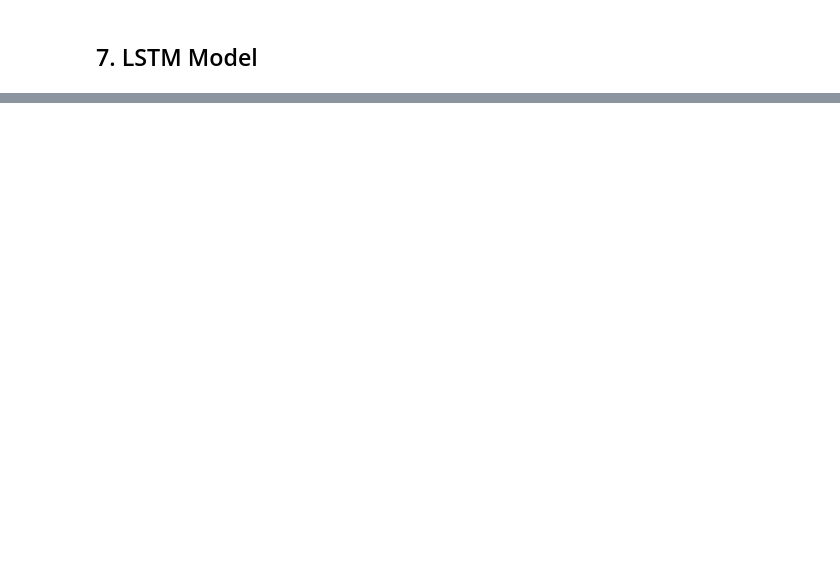
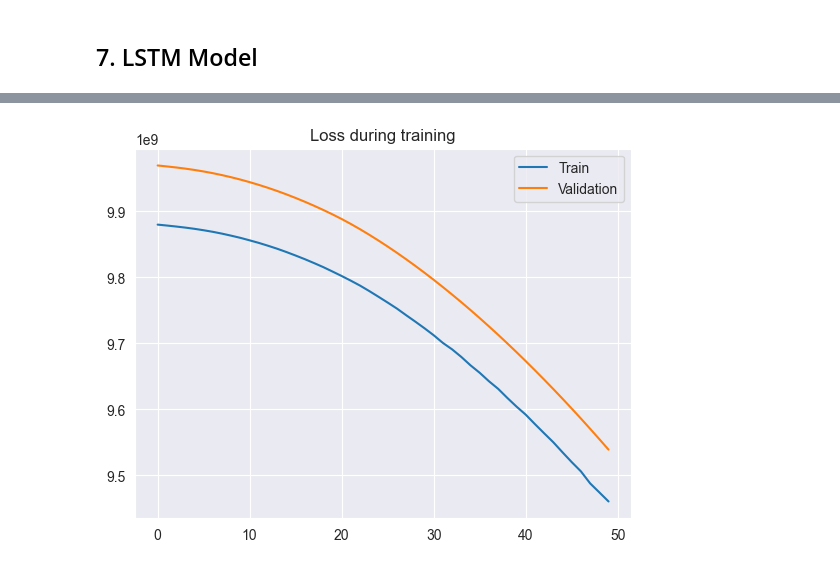
Before and after one commit to VictorMDSS/De_Sousa_Sanchez_Victor_Manuel_CriptoPredict, a Jupyter notebook: main.ipynb, the cells around one changed output, grey strips where cells are left out. Saved outputs shown, nothing was run; the diff lists cells and outputs as text; code cells hidden in the pictures; blank space fills up the shorter version.

```diff
--- a/main.ipynb
+++ b/main.ipynb
@@ -324,7 +315,7 @@ df_cripto
 
 df_cripto_scaled = df_cripto.copy()
 
-features = ["close", "EMA_7", "EMA_21", "volatility_7", "log_return","RSI_14", "log_volume", "SMA_7", "SMA_21"]
+features = ["close", "volatility_7", "log_return", "log_volume", "SMA_7"]
 target = "close"
 
 # Split
@@ -382,7 +373,7 @@ model = Sequential([
     Dropout(0.2),
 
     Dense(25, activation="relu"),
-    Dropout(1)
+    Dense(1)
 ])
 
 model.compile(optimizer = "adam", loss = "mse")
@@ -410 +401,7 @@ Model: "sequential"
  Non-trainable params: 0 (0.00 B)
+# %%
+#Train
+
+history = model.fit(X_train_seq, y_train_seq,
+                    epochs= 50, batch_size = 32,
+                    validation_data = (X_test_seq, y_test_seq))
@@ -410,0 +426,8 @@ Model: "sequential"
+# %%
+plt.plot(history.history["loss"],label = "Train")
+plt.plot(history.history["val_loss"], label = "Validation")
+plt.legend()
+plt.title("Loss during training")
+plt.show()
+# %% [output]
+[figure, added]
```
Also changed, not shown: parts of 20 cells of this notebook, 2 other files.
